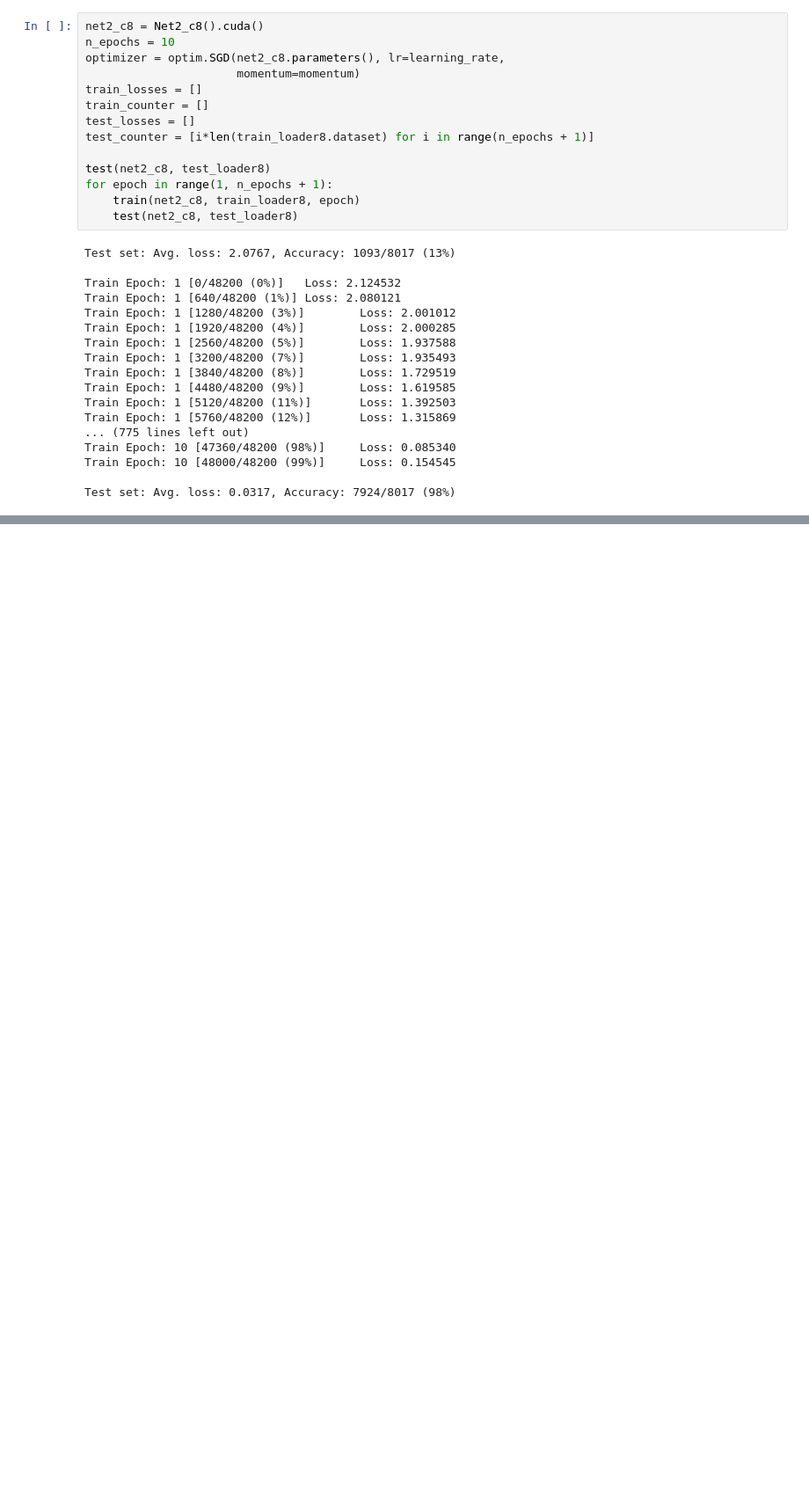
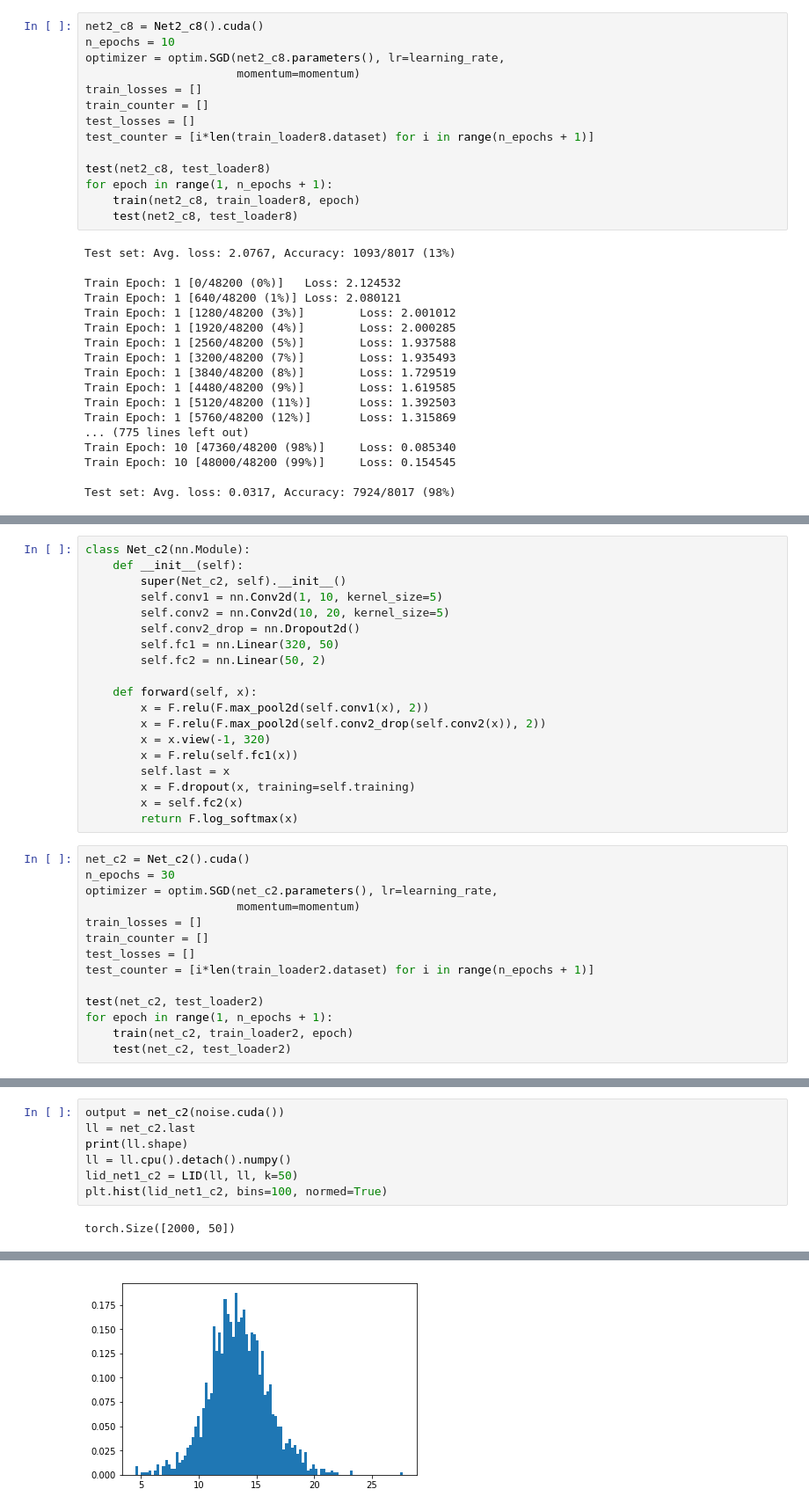
Before and after one commit to naiqili/lid_detect, a Jupyter notebook: mnist_test_unif.ipynb, the cells around one changed output, grey strips where cells are left out. Shown at 88% size. Cells and saved outputs as stored; diff of their text form; blank space fills up the shorter version.

```diff
--- a/mnist_test.ipynb
+++ b/mnist_test_unif.ipynb
@@ -541,0 +668,33 @@ print(lid_net2_c8.mean())
+# %%
+class Net_c2(nn.Module):
+    def __init__(self):
+        super(Net_c2, self).__init__()
+        self.conv1 = nn.Conv2d(1, 10, kernel_size=5)
+        self.conv2 = nn.Conv2d(10, 20, kernel_size=5)
+        self.conv2_drop = nn.Dropout2d()
+        self.fc1 = nn.Linear(320, 50)
+        self.fc2 = nn.Linear(50, 2)
+
+    def forward(self, x):
+        x = F.relu(F.max_pool2d(self.conv1(x), 2))
+        x = F.relu(F.max_pool2d(self.conv2_drop(self.conv2(x)), 2))
+        x = x.view(-1, 320)
+        x = F.relu(self.fc1(x))
+        self.last = x
+        x = F.dropout(x, training=self.training)
+        x = self.fc2(x)
+        return F.log_softmax(x)
+# %%
+net_c2 = Net_c2().cuda()
+n_epochs = 30
+optimizer = optim.SGD(net_c2.parameters(), lr=learning_rate,
+                      momentum=momentum)
+train_losses = []
+train_counter = []
+test_losses = []
+test_counter = [i*len(train_loader2.dataset) for i in range(n_epochs + 1)]
+
+test(net_c2, test_loader2)
+for epoch in range(1, n_epochs + 1):
+    train(net_c2, train_loader2, epoch)
+    test(net_c2, test_loader2)
@@ -541,0 +719,9 @@ print(lid_net2_c8.mean())
+# %%
+output = net_c2(noise.cuda())
+ll = net_c2.last
+print(ll.shape)
+ll = ll.cpu().detach().numpy()
+lid_net1_c2 = LID(ll, ll, k=50)
+plt.hist(lid_net1_c2, bins=100, normed=True)
+# %% [output]
+torch.Size([2000, 50])
@@ -541,0 +745 @@ print(lid_net2_c8.mean())
+[figure, added]
```
Also changed, not shown: parts of 20 cells of this notebook, 4 other files.
